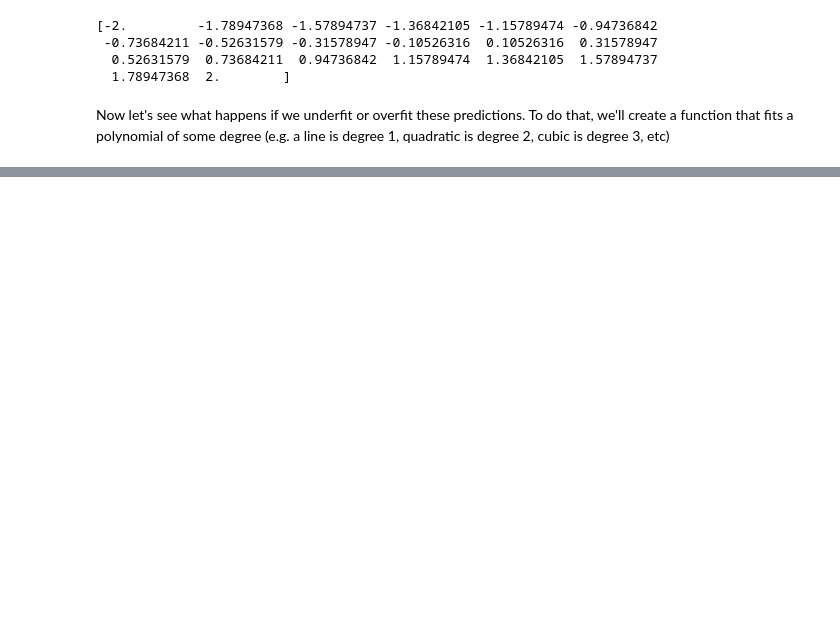
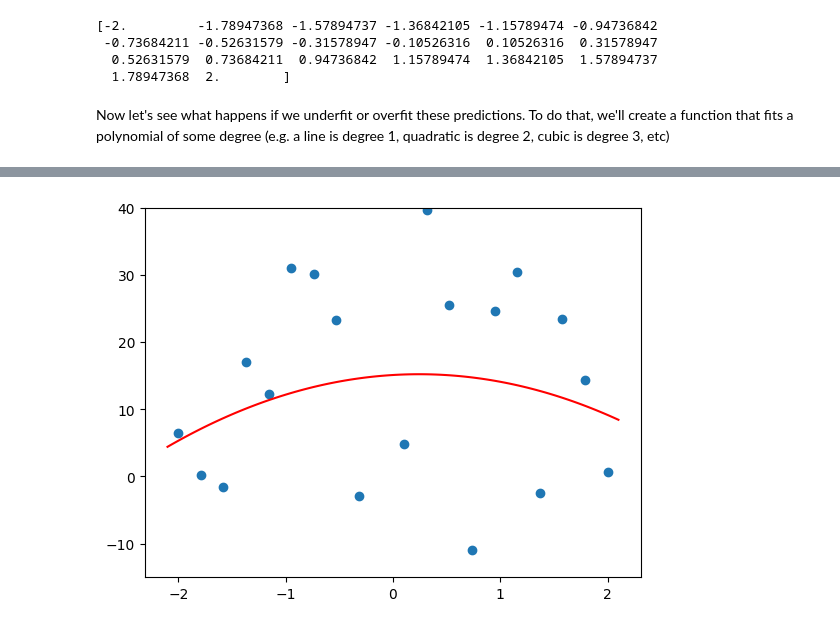
Before and after one commit to devshafi/Practical-DL, a Jupyter notebook: lesson4/nlp_transformers.ipynb, the cells around one changed output, grey strips where cells are left out. Cells and saved outputs as stored; diff of their text form; code cells hidden in the pictures; blank space fills up the shorter version.

```diff
--- a/lesson4/nlp_transformers.ipynb
+++ b/lesson4/nlp_transformers.ipynb
@@ -303,0 +289,5 @@ plot_poly(2)
+# %%
+plot_poly(2)
+plot_function(f, color='b')
+# %% [output]
+[figure, added]
```
Also changed, not shown: parts of 5 cells of this notebook.
